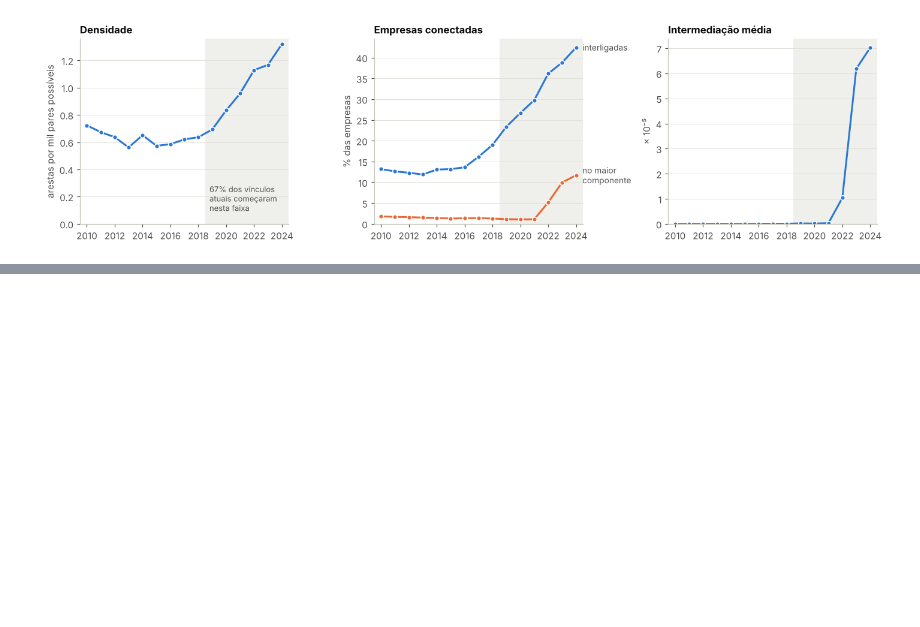
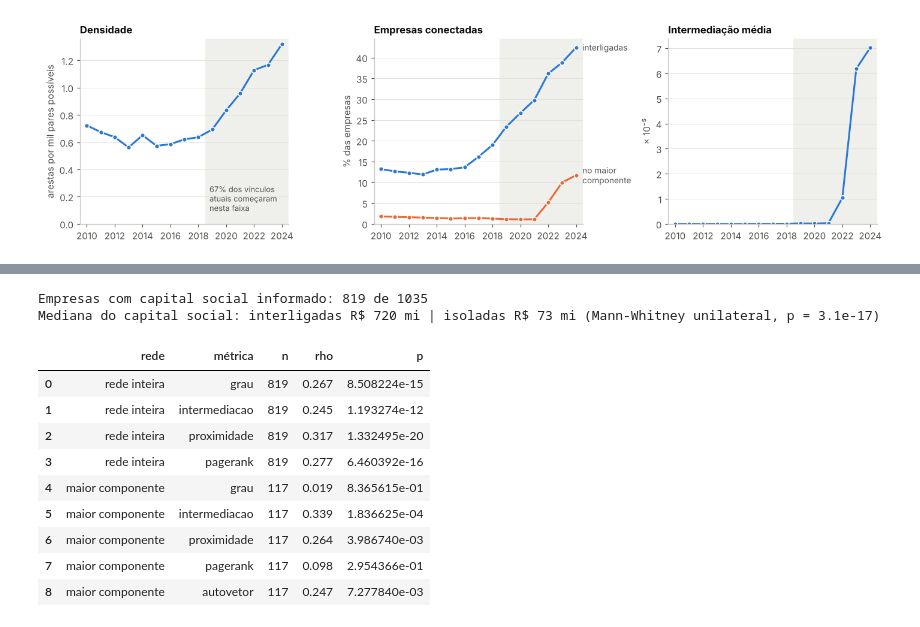
Before and after one commit to viictor1/opt108-rede-societaria, a Jupyter notebook: 02_analise.ipynb, the cells around one changed output, grey strips where cells are left out. Drawn from its saved outputs; the diff is of its cells as text; code cells hidden in the pictures; blank space fills up the shorter version.

```diff
--- a/02_analise.ipynb
+++ b/02_analise.ipynb
@@ -394,0 +412,34 @@ plt.tight_layout(); plt.savefig('figuras/evolucao_temporal.png', bbox_inches='ti
+# %%
+from scipy.stats import spearmanr, mannwhitneyu
+cent['capital'] = cent.index.map(emp.set_index('cnpj').capital_social)
+d = cent[cent.capital > 0]
+print(f'Empresas com capital social informado: {len(d)} de {len(cent)}')
+
+metricas = ['grau', 'intermediacao', 'proximidade', 'pagerank', 'autovetor']
+linhas = []
+for nome_rede, base in [('rede inteira', d), ('maior componente', d[d.index.isin(lcc_nodes)])]:
+    for m in metricas:
+        if nome_rede == 'rede inteira' and m == 'autovetor':
+            continue
+        r, p = spearmanr(base[m], base.capital)
+        linhas.append({'rede': nome_rede, 'métrica': m, 'n': len(base), 'rho': round(r, 3), 'p': p})
+corr_cap = pd.DataFrame(linhas); corr_cap.to_csv('tabelas/correlacao_capital_social.csv', index=False)
+
+iso, con = d[d.grau == 0].capital, d[d.grau > 0].capital
+u = mannwhitneyu(con, iso, alternative='greater')
+print(f'Mediana do capital social: interligadas R$ {con.median()/1e6:,.0f} mi | isoladas R$ {iso.median()/1e6:,.0f} mi '
+      f'(Mann-Whitney unilateral, p = {u.pvalue:.1e})')
+corr_cap
+# %% [output]
+Empresas com capital social informado: 819 de 1035
+Mediana do capital social: interligadas R$ 720 mi | isoladas R$ 73 mi (Mann-Whitney unilateral, p = 3.1e-17)
+|  | rede | métrica | n | rho | p |
+| 0 | rede inteira | grau | 819 | 0.267 | 8.508224e-15 |
+| 1 | rede inteira | intermediacao | 819 | 0.245 | 1.193274e-12 |
+| 2 | rede inteira | proximidade | 819 | 0.317 | 1.332495e-20 |
+| 3 | rede inteira | pagerank | 819 | 0.277 | 6.460392e-16 |
+| 4 | maior componente | grau | 117 | 0.019 | 8.365615e-01 |
+| 5 | maior componente | intermediacao | 117 | 0.339 | 1.836625e-04 |
+| 6 | maior componente | proximidade | 117 | 0.264 | 3.986740e-03 |
+| 7 | maior componente | pagerank | 117 | 0.098 | 2.954366e-01 |
+| 8 | maior componente | autovetor | 117 | 0.247 | 7.277840e-03 |
```
Also changed, not shown: parts of 8 cells of this notebook, 3 other files.
